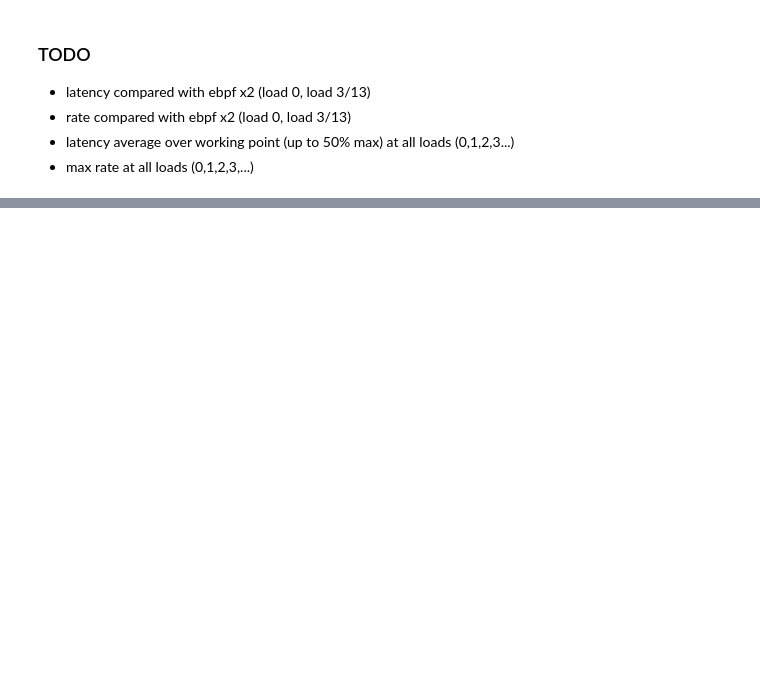
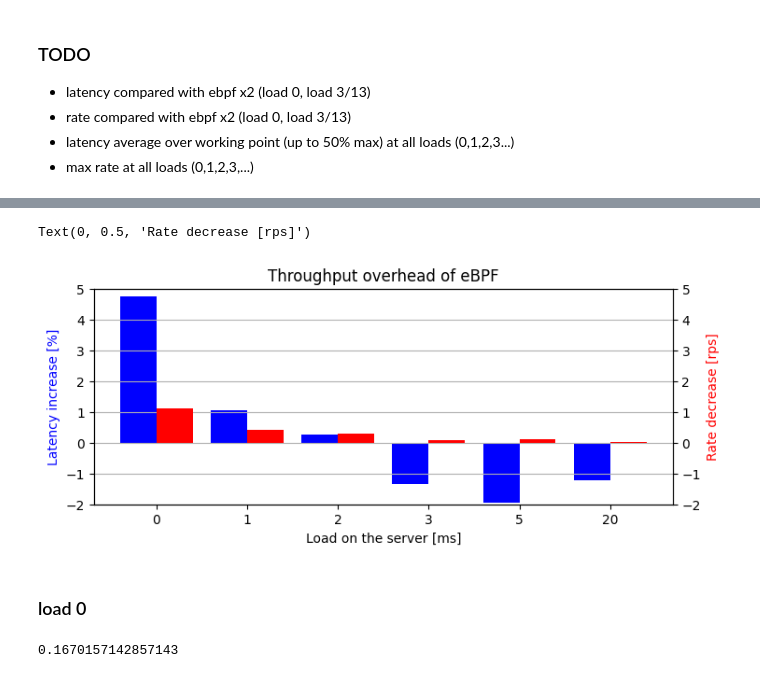
Before and after one commit to giulio-sido/bombardier, a Jupyter notebook: plot_bench.ipynb, the cells around one changed output, grey strips where cells are left out. Cells and saved outputs as stored; diff of their text form; code cells hidden in the pictures; blank space fills up the shorter version.

```diff
--- a/plot_bench.ipynb
+++ b/plot_bench.ipynb
@@ -60,0 +181,25 @@ for test in TEST_LIST:
+# %%
+fig, ax = plt.subplots(figsize=(8,3))
+ax.set_ylabel("Latency increase [%]", color = "b")
+ax.bar(np.subtract([*range(6)], 0.2), np.multiply(lat_diff_perc, 100), width=0.4, color="b")
+# ax.bar(np.add([*range(6)], 0.2), np.multiply(rate_diff_perc, -100), width=0.4)
+
+ax.set_xlabel("Load on the server [ms]")
+ax.set_title("Throughput overhead of eBPF")
+ax.set_xticklabels([0, 0, 1, 2, 3, 5, 20])
+ax.set_ylim([-2, 5])
+ax.grid(axis="y")
+
+ax2 = ax.twinx()
+ax2.bar(np.add([*range(6)], 0.2), np.multiply(rate_diff_perc, -100), width=0.4, color = "r")
+ax2.set_ylim([-2, 5])
+ax2.set_ylabel("Rate decrease [rps]", color = "r")
+# %% [output]
+Text(0, 0.5, 'Rate decrease [rps]')
+[figure, added]
+# %% [markdown]
+### load 0
+# %%
+results1["0-"]["latencies"][0]
+# %% [output]
+0.1670157142857143
```
Also changed, not shown: parts of 26 cells of this notebook.
